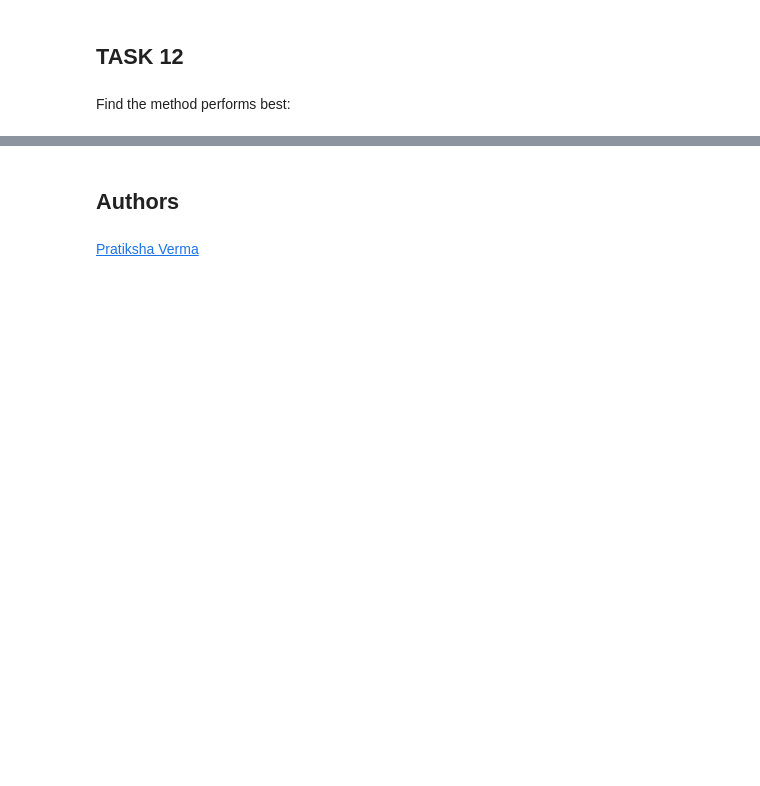
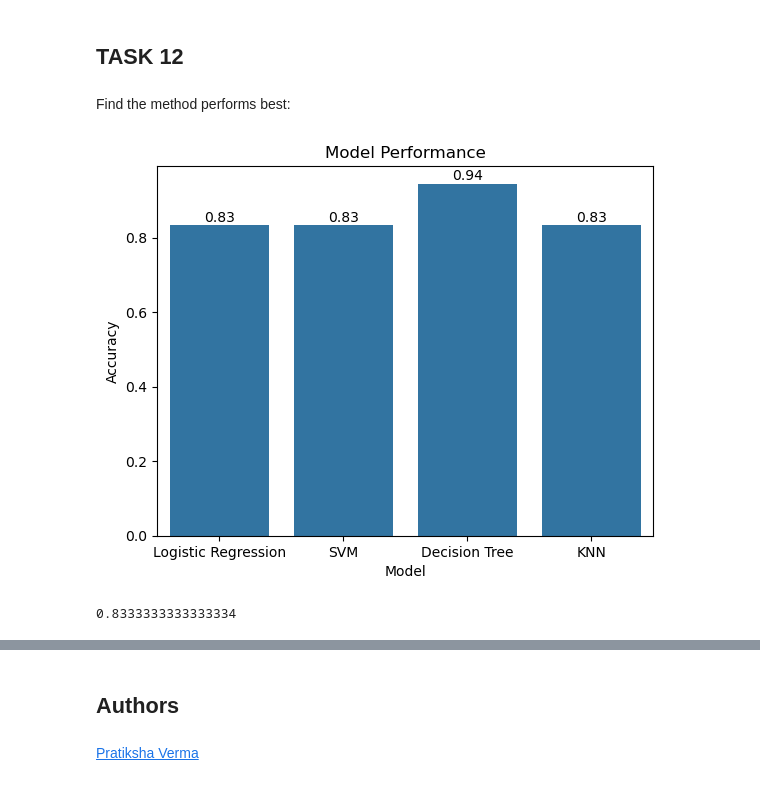
Before and after one commit to WolfgangHuang/ibmdatasciencecourse, a Jupyter notebook: capstone8-SpaceX-Machine-Learning-Prediction-Part-5_WH.ipynb, the cells around one changed output, grey strips where cells are left out. Cells and saved outputs as stored; diff of their text form; code cells hidden in the pictures; blank space fills up the shorter version.

```diff
--- a/capstone8-SpaceX-Machine-Learning-Prediction-Part-5_WH.ipynb
+++ b/capstone8-SpaceX-Machine-Learning-Prediction-Part-5_WH.ipynb
@@ -221,7 +230,8 @@ accuracy : 0.8464285714285713
 Calculate the accuracy on the test data using the method <code>score</code>:
 # %%
 accuracy = logreg_cv.score(X_test, Y_test)
-accuracy
+logreg_acc_test = accuracy
+logreg_acc_test
 # %% [output]
 0.8333333333333334
 # %% [markdown]
@@ -270,7 +280,8 @@ accuracy : 0.8482142857142856
 Calculate the accuracy on the test data using the method <code>score</code>:
 # %%
 accuracy = svm_cv.score(X_test, Y_test)
-accuracy
+svm_acc_test = accuracy
+svm_acc_test
 # %% [output]
 0.8333333333333334
 # %% [markdown]
@@ -358,7 +371,8 @@ accuracy : 0.8482142857142858
 Calculate the accuracy of knn_cv on the test data using the method <code>score</code>:
 # %%
 accuracy = knn_cv.score(X_test, Y_test)
-accuracy
+knn_acc_test = accuracy
+knn_acc_test
 # %% [output]
 0.8333333333333334
 # %% [markdown]
@@ -376,0 +389,27 @@ Find the method performs best:
+# %%
+results = [logreg_acc_test, svm_acc_test, tree_acc_test, knn_acc_test]
+labels = ['Logistic Regression', 'SVM', 'Decision Tree', 'KNN']
+
+df = pd.DataFrame({'Model': labels, 'Accuracy': results})
+
+sns.barplot(data=df, x='Model', y='Accuracy')
+
+for i, value in enumerate(results):
+    plt.text(i, value + 0.01, f'{value:.2f}', ha='center')
+
+plt.xlabel('Model')
+plt.ylabel('Accuracy')
+plt.title('Model Performance')
+plt.show()
+# %% [output]
+[figure, added]
+# %%
+# tuned hpyerparameters :(best parameters)  {'criterion': 'entropy', 'max_depth': 2, 'max_features': 0.1, 'min_samples_leaf': 4, 'min_samples_split': 10, 'splitter': 'best'}
+
+tree2 = DecisionTreeClassifier(criterion='entropy', max_depth=2, max_features=0.1, min_samples_leaf=4, min_samples_split=10, splitter='best')
+tree2.fit(X_train, Y_train)
+
+accuracy = tree2.score(X_test, Y_test)
+accuracy
+# %% [output]
+0.8333333333333334
```
Also changed, not shown: parts of 13 cells of this notebook, 4 other files.
